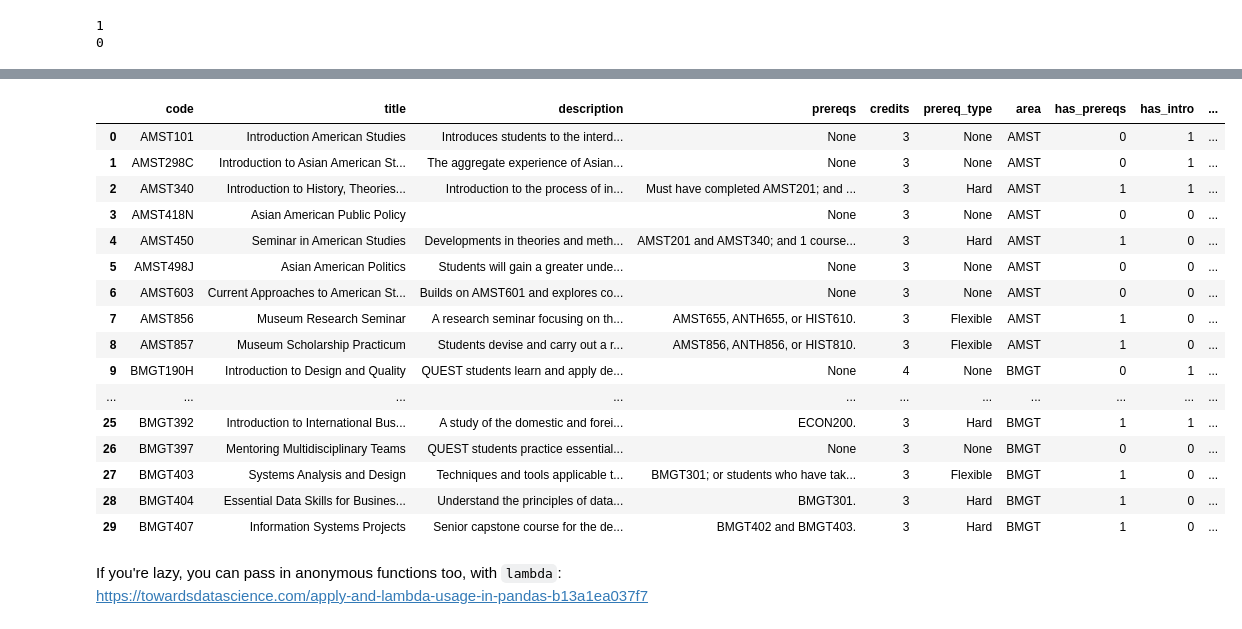
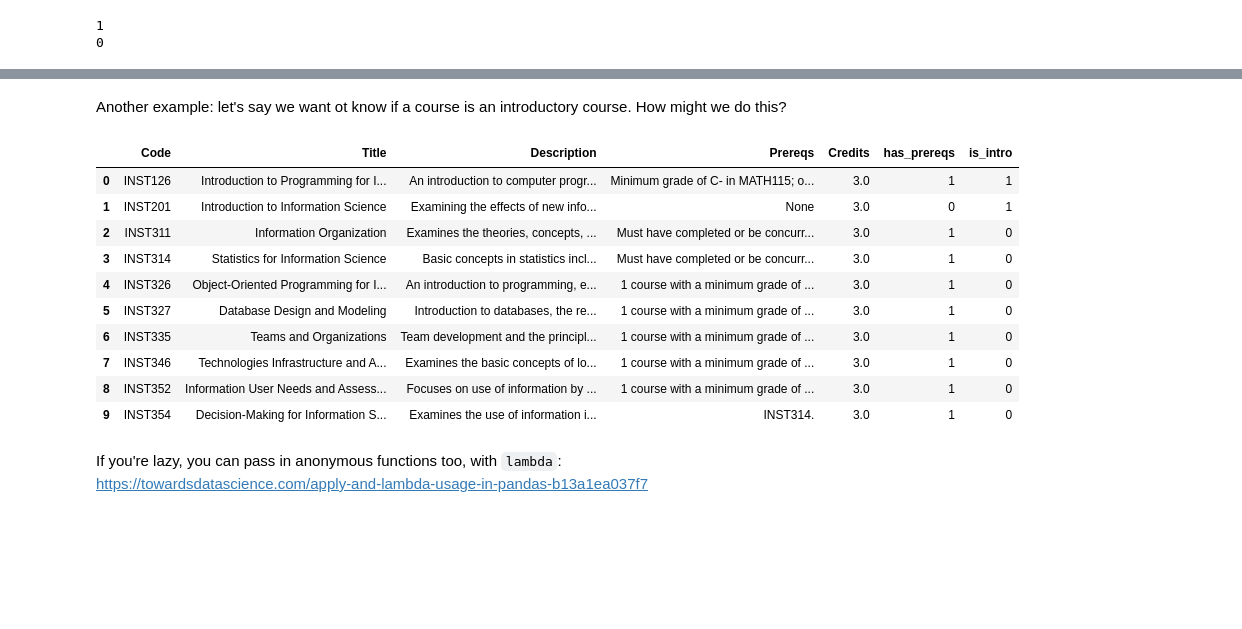
Before and after one commit to joelchan/inst126-intro-programming-notes, a Jupyter notebook: 11_Pandas-2.ipynb, the cells around one changed output, grey strips where cells are left out. Drawn from its saved outputs; the diff is of its cells as text; code cells hidden in the pictures; blank space fills up the shorter version.

Commit message:
clean up notebook for pandas week 2

```diff
--- a/11_Pandas-2.ipynb
+++ b/11_Pandas-2.ipynb
@@ -45,0 +36,8 @@ In this way, again making a connection back to lists, `.apply()` is a little lik
+# %%
+# import the pandas library
+import pandas as pd
+
+# read in the dataset
+fpath = 'INST courses.csv'
+courses = pd.read_csv(fpath) # read in the file into a dataframe called courses
+courses # use the .head() function to show the top 5 rows in the dataframe
@@ -53,7 +67,9 @@ Let's say we want to have a prereqs column that is sortable, maybe 0 = No prereq
 # Step 1: define the function you want to apply
 def has_prereq(prereq_descr):
   # assume we get a string prereq description
-  if "None" in prereq_descr:
+  if pd.isnull(prereq_descr):
+    return 0
+  elif "None" in prereq_descr:
     return 0
   else:
     return 1
@@ -73,5 +87,5 @@ courses_copy = pd.read_csv("data/testudo_fall2020.csv")
 # %%
-# Step 2: apply it to one or more columns
-courses['has_prereqs'] = courses['prereqs'].apply(has_prereq) # apply the has_prereq() function to every row in the prereqs column in the courses data frame
-courses.head(30)
+# Step 2: apply it to a column and save the result in the (new) `had_prereqs` column
+courses['has_prereqs'] = courses['Prereqs'].apply(has_prereq) # apply the has_prereq() function to every row in the prereqs column in the courses data frame
+courses.head(10)
 # %% [output]
@@ -95,29 +103,27 @@ courses.head(30)
+# %% [markdown]
+Another example: let's say we want ot know if a course is an introductory course. How might we do this?
 # %%
+# first define a function to check if the course is an intro course
 def is_intro(title):
     if "introduction" in title.lower():
         return 1
     else:
         return 0
 
-courses['is_intro'] = courses['title'].apply(is_intro)
-courses.head(30)
+# then apply it to the courses column and save the result in the (new) `is_intro` column
+courses['is_intro'] = courses['Title'].apply(is_intro)
+courses.head(10)
 # %% [output]
-|  | code | title | description | prereqs | credits | prereq_type | area | has_prereqs | has_intro | ... |
-| 0 | AMST101 | Introduction American Studies | Introduces students to the interd... | None | 3 | None | AMST | 0 | 1 | ... |
-| 1 | AMST298C | Introduction to Asian American St... | The aggregate experience of Asian... | None | 3 | None | AMST | 0 | 1 | ... |
-| 2 | AMST340 | Introduction to History, Theories... | Introduction to the process of in... | Must have completed AMST201; and ... | 3 | Hard | AMST | 1 | 1 | ... |
-| 3 | AMST418N | Asian American Public Policy |  | None | 3 | None | AMST | 0 | 0 | ... |
-| 4 | AMST450 | Seminar in American Studies | Developments in theories and meth... | AMST201 and AMST340; and 1 course... | 3 | Hard | AMST | 1 | 0 | ... |
-| 5 | AMST498J | Asian American Politics | Students will gain a greater unde... | None | 3 | None | AMST | 0 | 0 | ... |
-| 6 | AMST603 | Current Approaches to American St... | Builds on AMST601 and explores co... | None | 3 | None | AMST | 0 | 0 | ... |
-| 7 | AMST856 | Museum Research Seminar | A research seminar focusing on th... | AMST655, ANTH655, or HIST610. | 3 | Flexible | AMST | 1 | 0 | ... |
-| 8 | AMST857 | Museum Scholarship Practicum | Students devise and carry out a r... | AMST856, ANTH856, or HIST810. | 3 | Flexible | AMST | 1 | 0 | ... |
-| 9 | BMGT190H | Introduction to Design and Quality | QUEST students learn and apply de... | None | 4 | None | BMGT | 0 | 1 | ... |
-| ... | ... | ... | ... | ... | ... | ... | ... | ... | ... | ... |
-| 25 | BMGT392 | Introduction to International Bus... | A study of the domestic and forei... | ECON200. | 3 | Hard | BMGT | 1 | 1 | ... |
-| 26 | BMGT397 | Mentoring Multidisciplinary Teams | QUEST students practice essential... | None | 3 | None | BMGT | 0 | 0 | ... |
-| 27 | BMGT403 | Systems Analysis and Design | Techniques and tools applicable t... | BMGT301; or students who have tak... | 3 | Flexible | BMGT | 1 | 0 | ... |
-| 28 | BMGT404 | Essential Data Skills for Busines... | Understand the principles of data... | BMGT301. | 3 | Hard | BMGT | 1 | 0 | ... |
-| 29 | BMGT407 | Information Systems Projects | Senior capstone course for the de... | BMGT402 and BMGT403. | 3 | Hard | BMGT | 1 | 0 | ... |
+|  | Code | Title | Description | Prereqs | Credits | has_prereqs | is_intro |
+| 0 | INST126 | Introduction to Programming for I... | An introduction to computer progr... | Minimum grade of C- in MATH115; o... | 3.0 | 1 | 1 |
+| 1 | INST201 | Introduction to Information Science | Examining the effects of new info... | None | 3.0 | 0 | 1 |
+| 2 | INST311 | Information Organization | Examines the theories, concepts, ... | Must have completed or be concurr... | 3.0 | 1 | 0 |
+| 3 | INST314 | Statistics for Information Science | Basic concepts in statistics incl... | Must have completed or be concurr... | 3.0 | 1 | 0 |
+| 4 | INST326 | Object-Oriented Programming for I... | An introduction to programming, e... | 1 course with a minimum grade of ... | 3.0 | 1 | 0 |
+| 5 | INST327 | Database Design and Modeling | Introduction to databases, the re... | 1 course with a minimum grade of ... | 3.0 | 1 | 0 |
+| 6 | INST335 | Teams and Organizations | Team development and the principl... | 1 course with a minimum grade of ... | 3.0 | 1 | 0 |
+| 7 | INST346 | Technologies Infrastructure and A... | Examines the basic concepts of lo... | 1 course with a minimum grade of ... | 3.0 | 1 | 0 |
+| 8 | INST352 | Information User Needs and Assess... | Focuses on use of information by ... | 1 course with a minimum grade of ... | 3.0 | 1 | 0 |
+| 9 | INST354 | Decision-Making for Information S... | Examines the use of information i... | INST314. | 3.0 | 1 | 0 |
 # %% [markdown]
 If you're lazy, you can pass in anonymous functions too, with `lambda`: https://towardsdatascience.com/apply-and-lambda-usage-in-pandas-b13a1ea037f7
```
Also changed, not shown: parts of 40 cells of this notebook, 2 other files.
